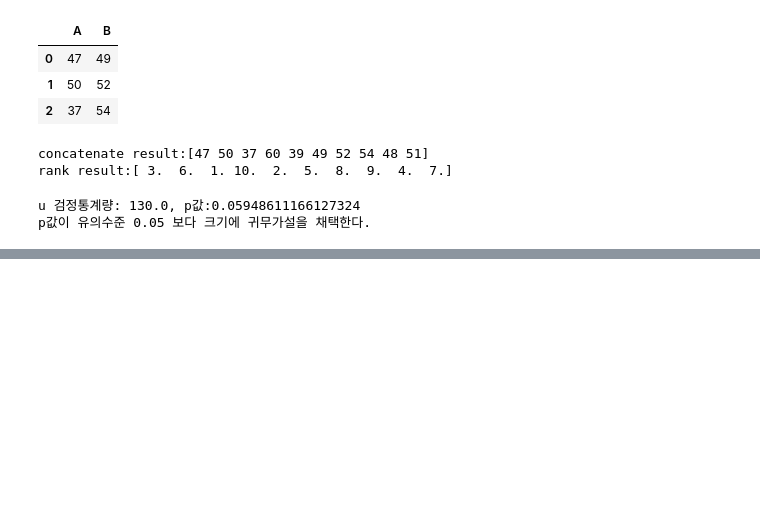
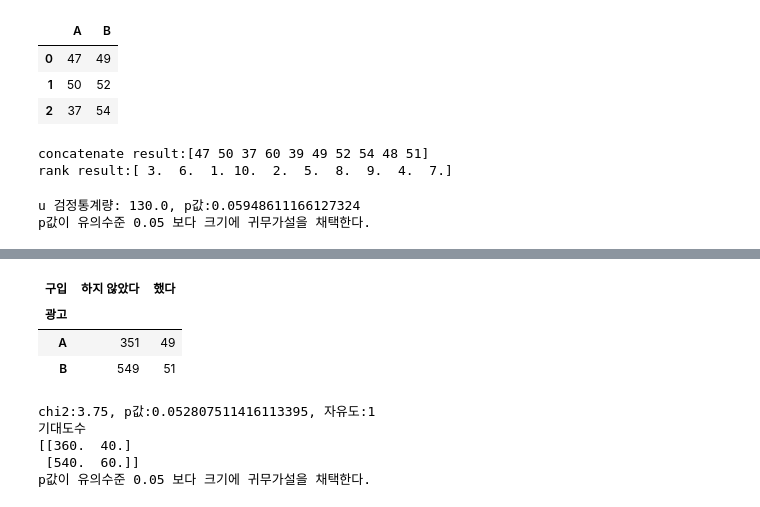
Before and after one commit to johyunkang/python_stat, a Jupyter notebook: chapter11_1.ipynb, the cells around one changed output, grey strips where cells are left out. Saved outputs shown, nothing was run; the diff lists cells and outputs as text; code cells hidden in the pictures; blank space fills up the shorter version.

```diff
--- a/chapter11_1.ipynb
+++ b/chapter11_1.ipynb
@@ -205,0 +223,23 @@ p값이 유의수준 0.05 보다 크기에 귀무가설을 채택한다.
+# %%
+ad_cross = pd.crosstab(ad_df['광고'], ad_df['구입'])
+display(ad_cross)
+# %% [output]
+| 구입 | 하지 않았다 | 했다 |
+| 광고 |  |  |
+| A | 351 | 49 |
+| B | 549 | 51 |
+# %%
+chi2, p_val, dof, ef = stats.chi2_contingency(ad_cross, correction=False) # correction=True >> Yates’ correction for continuity
+print(f'chi2:{chi2}, p값:{p_val}, 자유도:{dof}')
+print('기대도수')
+print(ef)
+if p_val >= 0.05 :
+    print('p값이 유의수준 0.05 보다 크기에 귀무가설을 채택한다.')
+else :
+    print('p값이 유의수준 0.05 보다 작기에 귀무가설을 기각한다.')
+# %% [output]
+chi2:3.75, p값:0.052807511416113395, 자유도:1
+기대도수
+[[360.  40.]
+ [540.  60.]]
+p값이 유의수준 0.05 보다 크기에 귀무가설을 채택한다.
```
Also changed, not shown: parts of 2 cells of this notebook.
